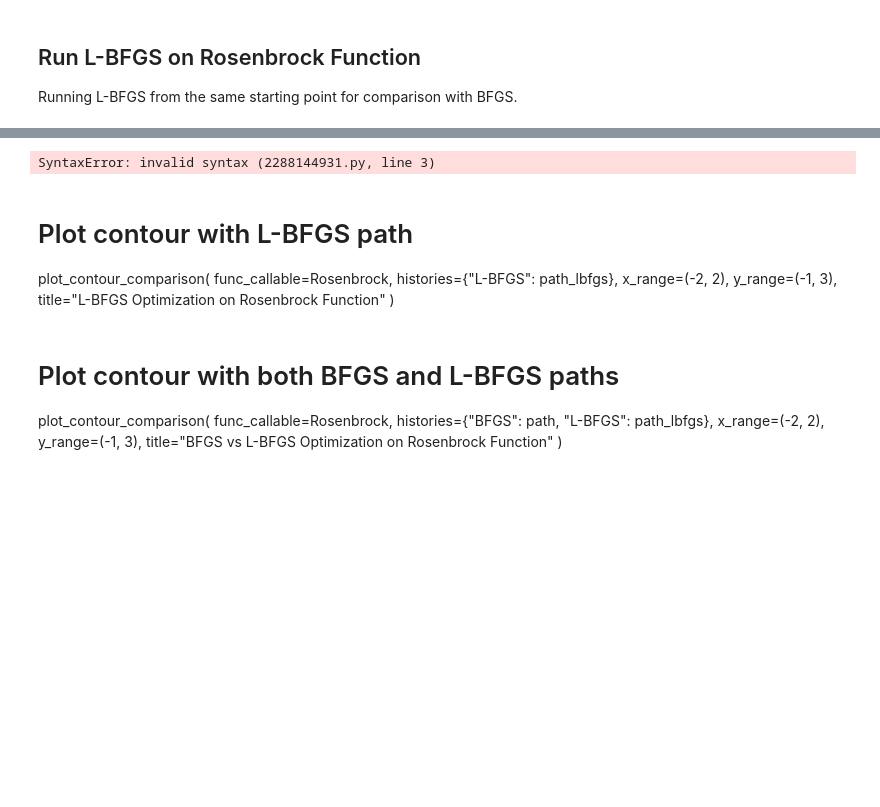
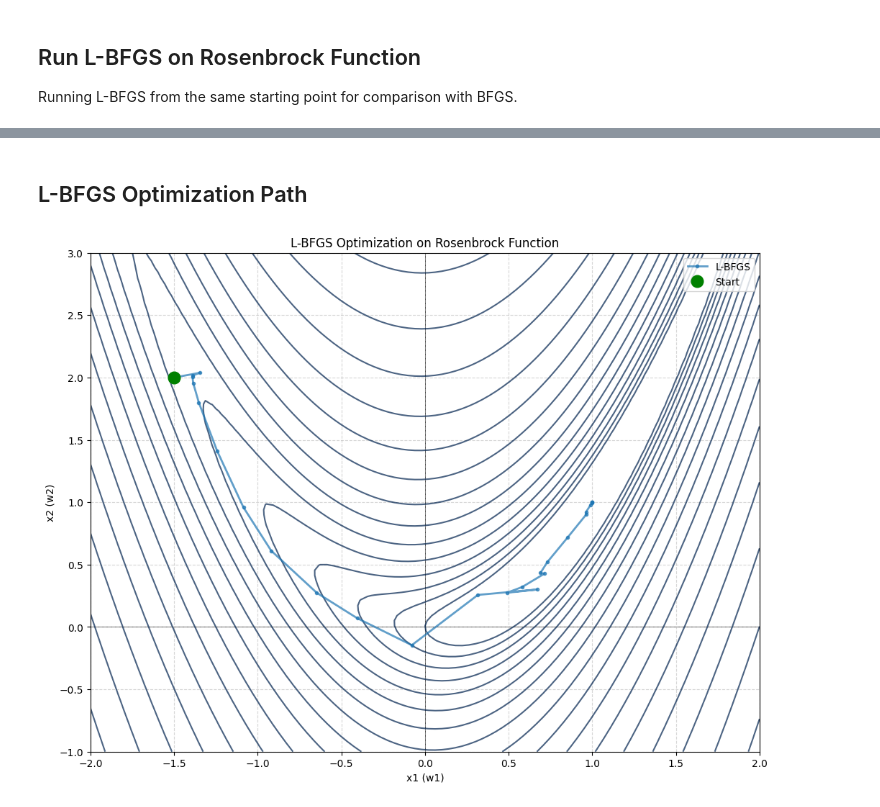
Before and after one commit to Stranger542/Optimizaton-Techniques-IMA-314-Fiction-404-, a Jupyter notebook: notebooks/Quasi_Methods/Quasi_Newton_Methods.ipynb, the cells around one changed output, grey strips where cells are left out. Saved outputs shown, nothing was run; the diff lists cells and outputs as text; code cells hidden in the pictures; blank space fills up the shorter version.

```diff
--- a/notebooks/Quasi_Methods/Quasi_Newton_Methods.ipynb
+++ b/notebooks/Quasi_Methods/Quasi_Newton_Methods.ipynb
@@ -121,15 +119,0 @@ else:
-# %%
-## Visualize L-BFGS Optimization Path
-
-Plot the L-BFGS optimization path on the Rosenbrock function contours.
-# %% [output]
-SyntaxError: invalid syntax (2288144931.py, line 3)
-# %% [markdown]
-# Plot contour with L-BFGS path
-plot_contour_comparison(
-    func_callable=Rosenbrock,
-    histories={"L-BFGS": path_lbfgs},
-    x_range=(-2, 2),
-    y_range=(-1, 3),
-    title="L-BFGS Optimization on Rosenbrock Function"
-)
@@ -140,9 +120,13 @@ Visualize both optimization paths together to compare their performance.
-# %% [markdown]
-# Plot contour with both BFGS and L-BFGS paths
-plot_contour_comparison(
-    func_callable=Rosenbrock,
-    histories={"BFGS": path, "L-BFGS": path_lbfgs},
-    x_range=(-2, 2),
-    y_range=(-1, 3),
-    title="BFGS vs L-BFGS Optimization on Rosenbrock Function"
-)
+# %% [markdown]
+## L-BFGS Optimization Path
+# %%
+
+plot_contour_comparison(
+    func_callable=Rosenbrock,
+    histories={"L-BFGS": path_lbfgs},
+    x_range=(-2, 2),
+    y_range=(-1, 3),
+    title="L-BFGS Optimization on Rosenbrock Function"
+)
+# %% [output]
+[figure, added]
```
Also changed, not shown: parts of 12 cells of this notebook, 3 other files.
